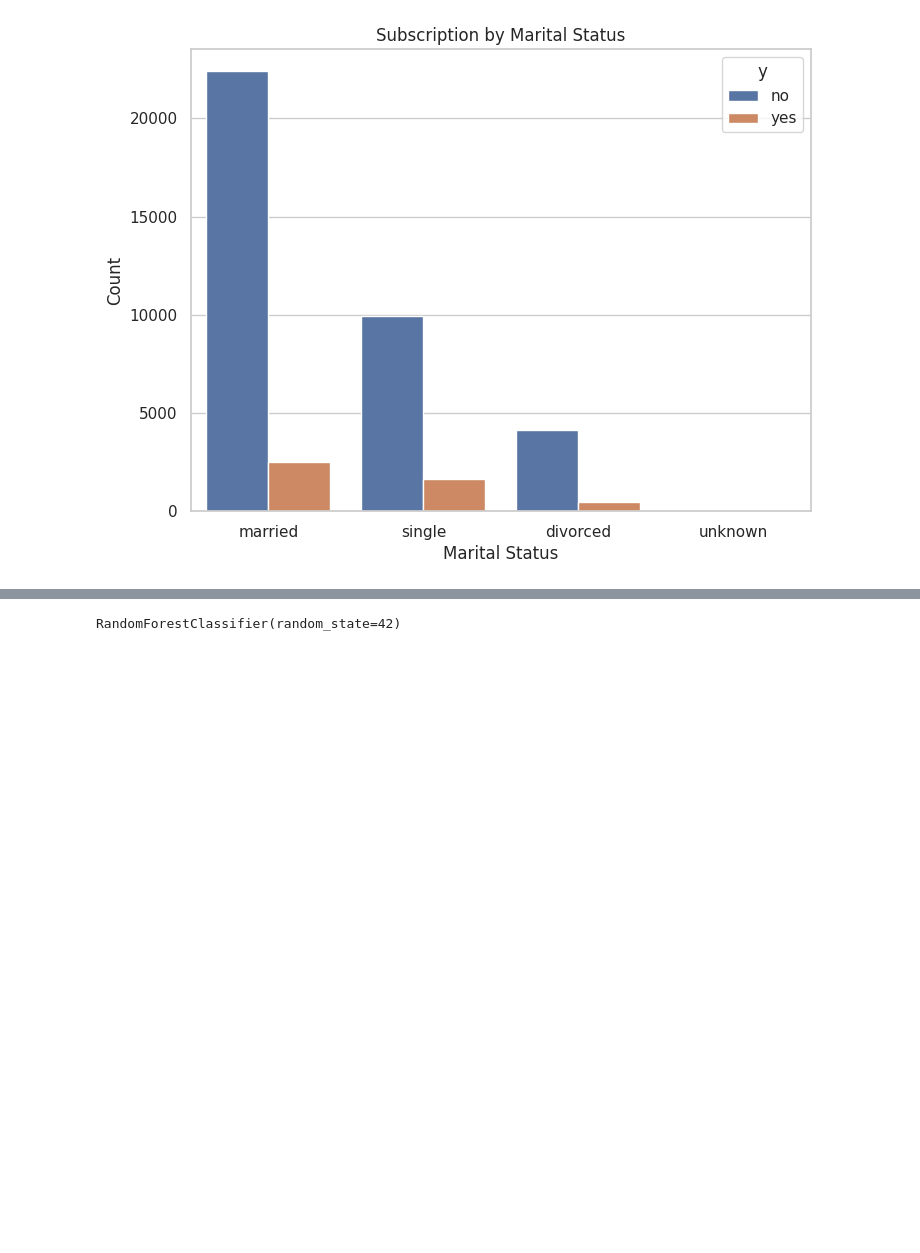
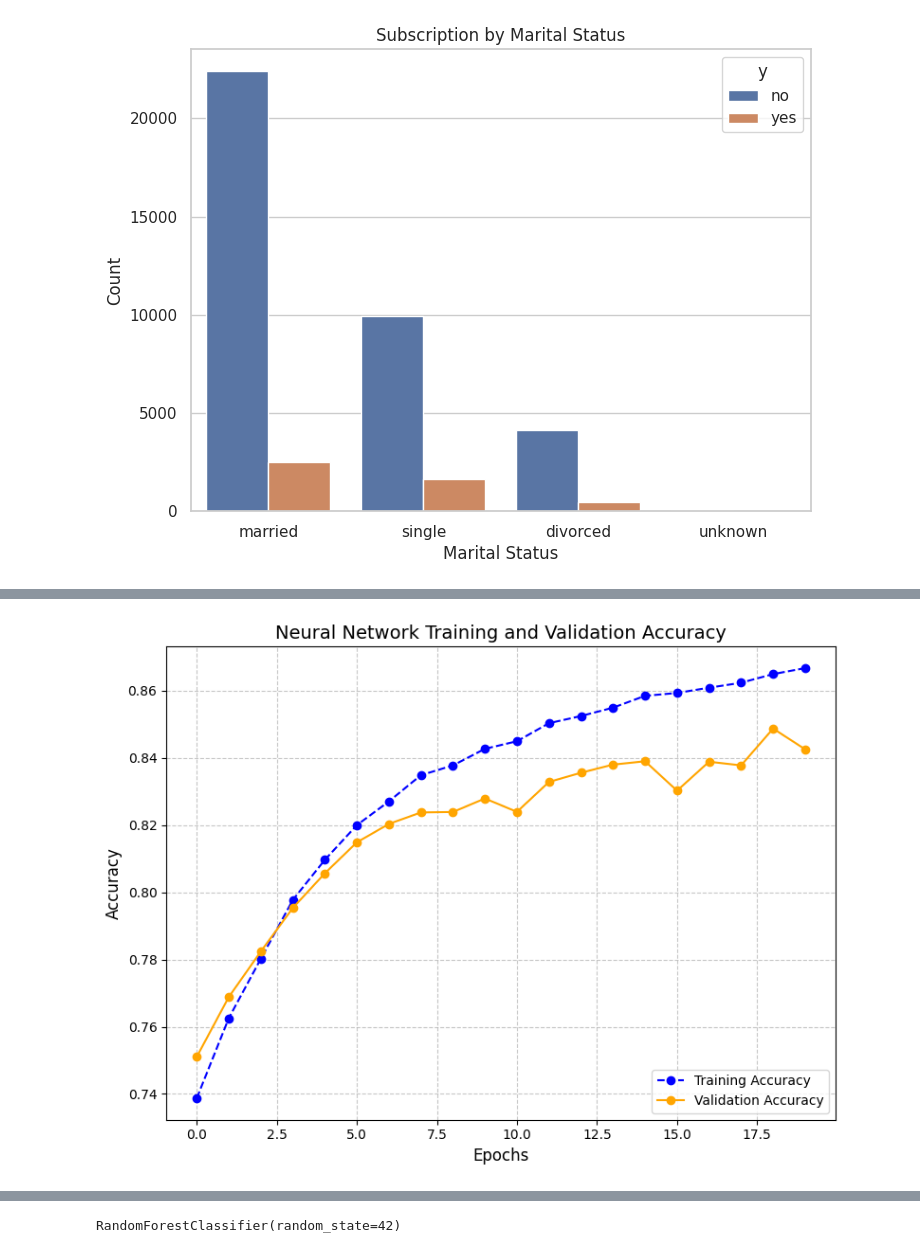
Before and after one commit to DinurakshanRavichandran/Bank-Subscription-Prediction-Model, a Jupyter notebook: BankSubscriptionPrediction.ipynb, the cells around one changed output, grey strips where cells are left out. Saved outputs shown, nothing was run; the diff lists cells and outputs as text; code cells hidden in the pictures; blank space fills up the shorter version.

```diff
--- a/BankSubscriptionPrediction.ipynb
+++ b/BankSubscriptionPrediction.ipynb
@@ -346,0 +580,16 @@ Shape of Testing Data after PCA: (12353, 27)
+# %%
+import matplotlib.pyplot as plt
+
+# Step 1: Plot training and validation accuracy
+plt.figure(figsize=(8, 6))
+plt.plot(history.history['accuracy'], label='Training Accuracy', marker='o', linestyle='--', color='blue')
+plt.plot(history.history['val_accuracy'], label='Validation Accuracy', marker='o', linestyle='-', color='orange')
+plt.title('Neural Network Training and Validation Accuracy', fontsize=14)
+plt.xlabel('Epochs', fontsize=12)
+plt.ylabel('Accuracy', fontsize=12)
+plt.legend(loc='lower right', fontsize=10)
+plt.grid(True, linestyle='--', alpha=0.7)
+plt.tight_layout()
+plt.show()
+# %% [output]
+[figure, added]
```
Also changed, not shown: parts of 25 cells of this notebook.
